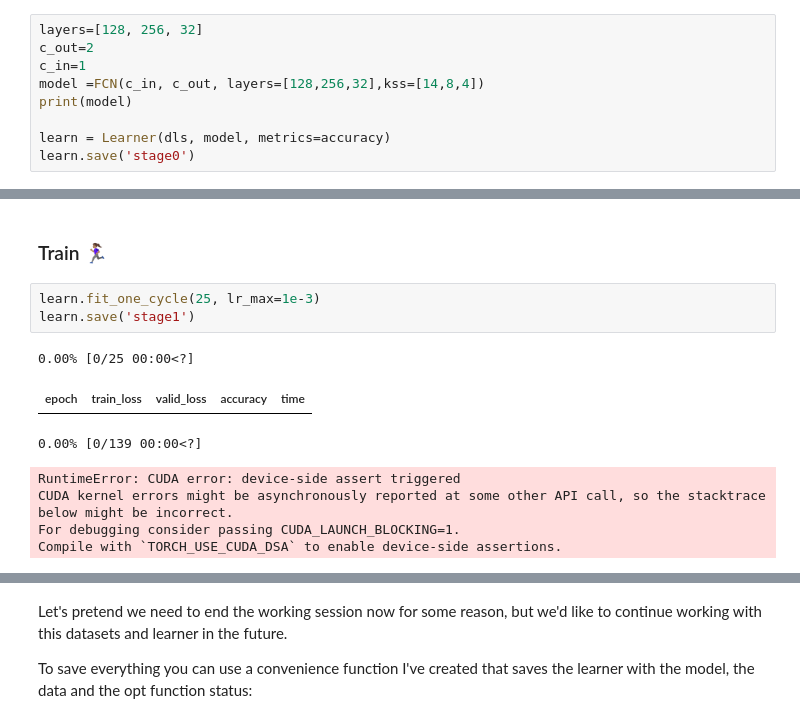
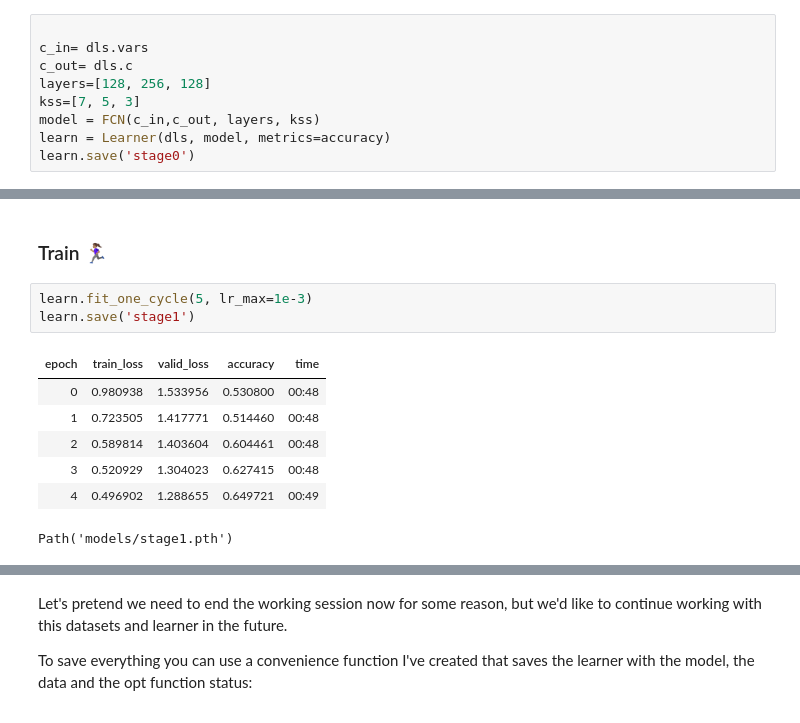
Before and after one commit to Anouar9500/-projet_machinelearning, a Jupyter notebook: tutorial_nbs/01_Intro_to_Time_Series_Classification.ipynb, the cells around one changed output, grey strips where cells are left out. Cells and saved outputs as stored; diff of their text form.

```diff
--- a/tutorial_nbs/01_Intro_to_Time_Series_Classification.ipynb
+++ b/tutorial_nbs/01_Intro_to_Time_Series_Classification.ipynb
@@ -146,12 +120,12 @@ dls.show_batch(sharey=True)
 # %% [markdown]
 ## Build learner 🏗
 # %%
-layers=[128, 256, 32]
-c_out=2
-c_in=1
-model =FCN(c_in, c_out, layers=[128,256,32],kss=[14,8,4])
-print(model)
 
+c_in= dls.vars
+c_out= dls.c
+layers=[128, 256, 128]
+kss=[7, 5, 3]
+model = FCN(c_in,c_out, layers, kss)
 learn = Learner(dls, model, metrics=accuracy)
 learn.save('stage0')
 # %% [output]
@@ -188,15 +144,15 @@ Compile with `TORCH_USE_CUDA_DSA` to enable device-side assertions.
 # %% [markdown]
 ### Train 🏃🏽‍♀️
 # %%
-learn.fit_one_cycle(25, lr_max=1e-3)
+learn.fit_one_cycle(5, lr_max=1e-3)
 learn.save('stage1')
 # %% [output]
+| epoch | train_loss | valid_loss | accuracy | time |
+| 0 | 0.980938 | 1.533956 | 0.530800 | 00:48 |
+| 1 | 0.723505 | 1.417771 | 0.514460 | 00:48 |
+| 2 | 0.589814 | 1.403604 | 0.604461 | 00:48 |
+| 3 | 0.520929 | 1.304023 | 0.627415 | 00:48 |
+| 4 | 0.496902 | 1.288655 | 0.649721 | 00:49 |
-0.00% [0/25 00:00<?]
+Path('models/stage1.pth')
-| epoch | train_loss | valid_loss | accuracy | time |
-0.00% [0/139 00:00<?]
-RuntimeError: CUDA error: device-side assert triggered
-CUDA kernel errors might be asynchronously reported at some other API call, so the stacktrace below might be incorrect.
-For debugging consider passing CUDA_LAUNCH_BLOCKING=1.
-Compile with `TORCH_USE_CUDA_DSA` to enable device-side assertions.
 # %%
 learn.recorder.plot_metrics()
```
Also changed, not shown: parts of 14 cells of this notebook.
